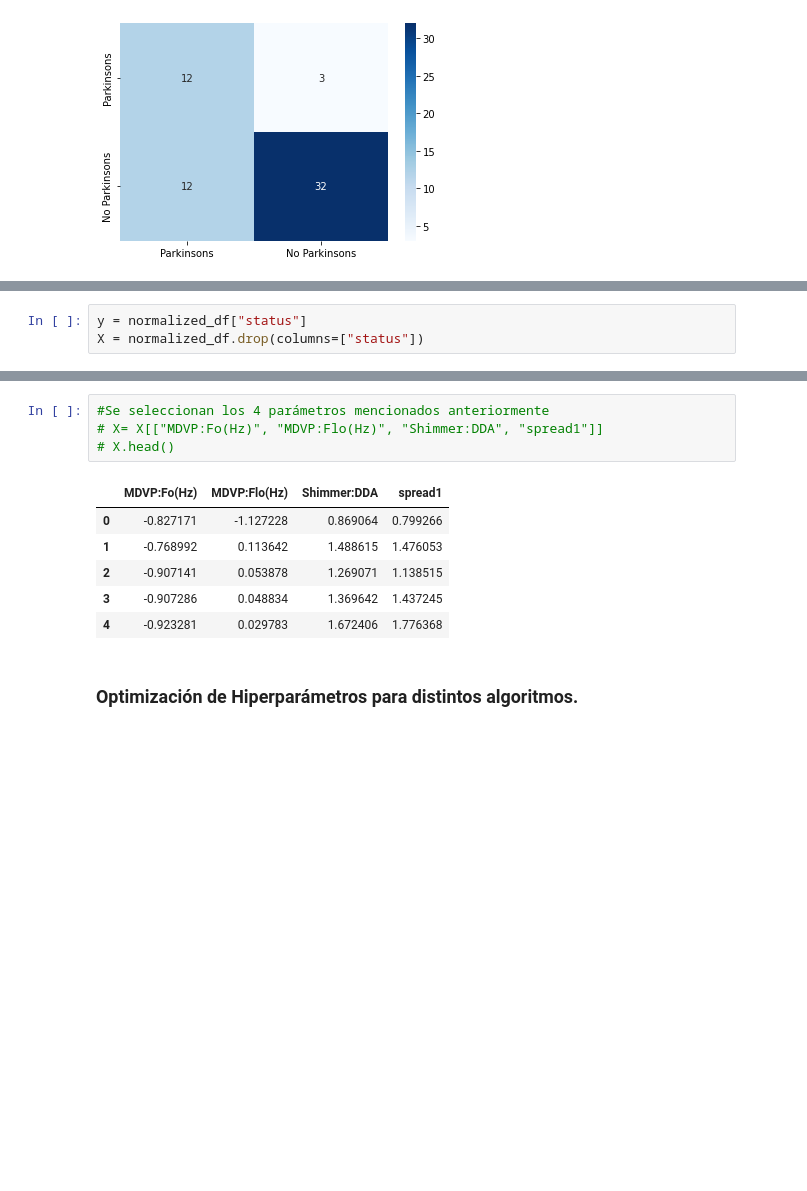
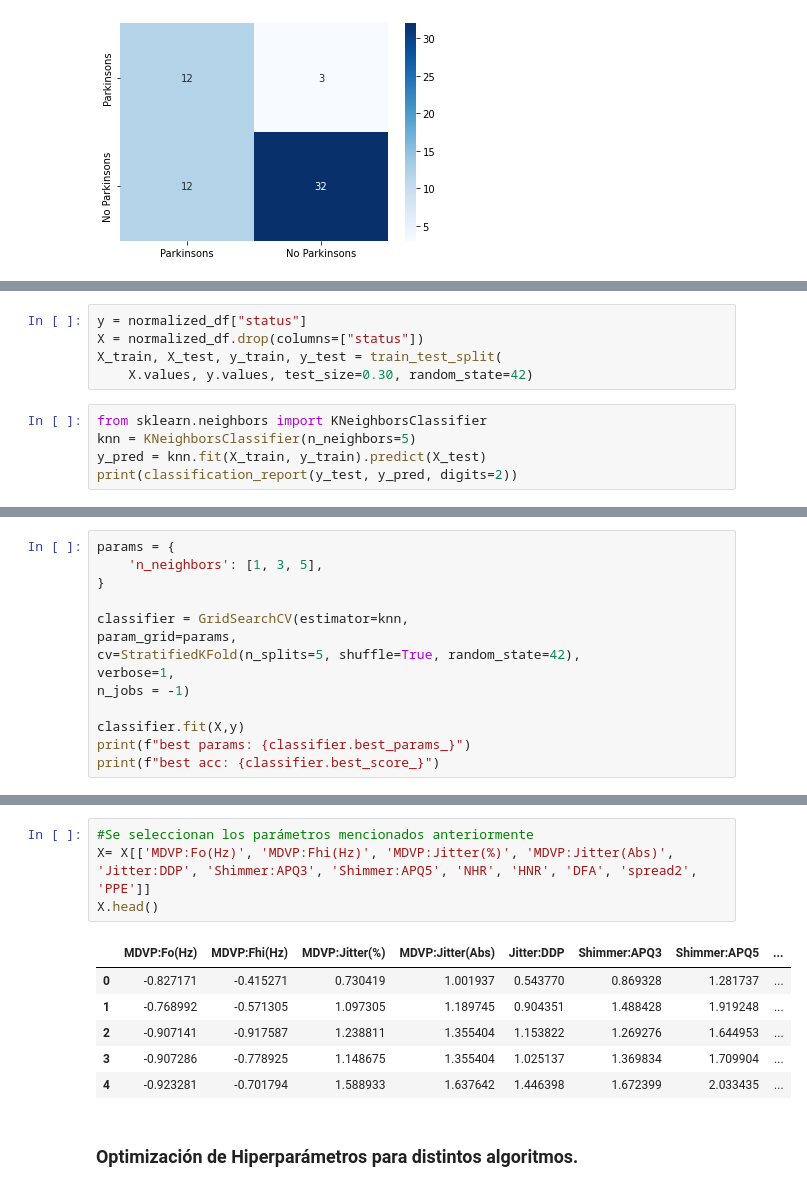
Before and after one commit to JoseVilaseca/Portafolio-ML, a Jupyter notebook: _notebooks/2021-11-12-Caso-de-Estudio-2.ipynb, the cells around one changed output, grey strips where cells are left out. Drawn from its saved outputs; the diff is of its cells as text; blank space fills up the shorter version.

```diff
--- a/_notebooks/2021-11-12-Caso-de-Estudio-2.ipynb
+++ b/_notebooks/2021-11-12-Caso-de-Estudio-2.ipynb
@@ -351,3 +375,10 @@ Gradientboosted tree
 # %%
 y = normalized_df["status"]
 X = normalized_df.drop(columns=["status"])
+X_train, X_test, y_train, y_test = train_test_split(
+    X.values, y.values, test_size=0.30, random_state=42)
+# %%
+from sklearn.neighbors import KNeighborsClassifier
+knn = KNeighborsClassifier(n_neighbors=5)
+y_pred = knn.fit(X_train, y_train).predict(X_test)
+print(classification_report(y_test, y_pred, digits=2))
@@ -353,0 +401,14 @@ X = normalized_df.drop(columns=["status"])
+# %%
+params = {
+    'n_neighbors': [1, 3, 5],
+}
+
+classifier = GridSearchCV(estimator=knn,
+param_grid=params,
+cv=StratifiedKFold(n_splits=5, shuffle=True, random_state=42),
+verbose=1,
+n_jobs = -1)
+
+classifier.fit(X,y)
+print(f"best params: {classifier.best_params_}")
+print(f"best acc: {classifier.best_score_}")
@@ -454,14 +502,14 @@ Chosen Feats:   ['MDVP:Fo(Hz)', 'MDVP:Flo(Hz)', 'MDVP:RAP', 'Shimmer:APQ3', 'Shi
 # %%
-#Se seleccionan los 4 parámetros mencionados anteriormente
-# X= X[["MDVP:Fo(Hz)", "MDVP:Flo(Hz)", "Shimmer:DDA", "spread1"]]
-# X.head()
+#Se seleccionan los parámetros mencionados anteriormente
+X= X[['MDVP:Fo(Hz)', 'MDVP:Fhi(Hz)', 'MDVP:Jitter(%)', 'MDVP:Jitter(Abs)', 'Jitter:DDP', 'Shimmer:APQ3', 'Shimmer:APQ5', 'NHR', 'HNR', 'DFA', 'spread2', 'PPE']]
+X.head()
 # %% [output]
-|  | MDVP:Fo(Hz) | MDVP:Flo(Hz) | Shimmer:DDA | spread1 |
-| 0 | -0.827171 | -1.127228 | 0.869064 | 0.799266 |
-| 1 | -0.768992 | 0.113642 | 1.488615 | 1.476053 |
-| 2 | -0.907141 | 0.053878 | 1.269071 | 1.138515 |
-| 3 | -0.907286 | 0.048834 | 1.369642 | 1.437245 |
-| 4 | -0.923281 | 0.029783 | 1.672406 | 1.776368 |
+|  | MDVP:Fo(Hz) | MDVP:Fhi(Hz) | MDVP:Jitter(%) | MDVP:Jitter(Abs) | Jitter:DDP | Shimmer:APQ3 | Shimmer:APQ5 | ... |
+| 0 | -0.827171 | -0.415271 | 0.730419 | 1.001937 | 0.543770 | 0.869328 | 1.281737 | ... |
+| 1 | -0.768992 | -0.571305 | 1.097305 | 1.189745 | 0.904351 | 1.488428 | 1.919248 | ... |
+| 2 | -0.907141 | -0.917587 | 1.238811 | 1.355404 | 1.153822 | 1.269276 | 1.644953 | ... |
+| 3 | -0.907286 | -0.778925 | 1.148675 | 1.355404 | 1.025137 | 1.369834 | 1.709904 | ... |
+| 4 | -0.923281 | -0.701794 | 1.588933 | 1.637642 | 1.446398 | 1.672399 | 2.033435 | ... |
 # %% [markdown]
 ### Optimización de Hiperparámetros para distintos algoritmos.
 # %% [markdown]
```
Also changed, not shown: parts of 38 cells of this notebook, 1 other file.
